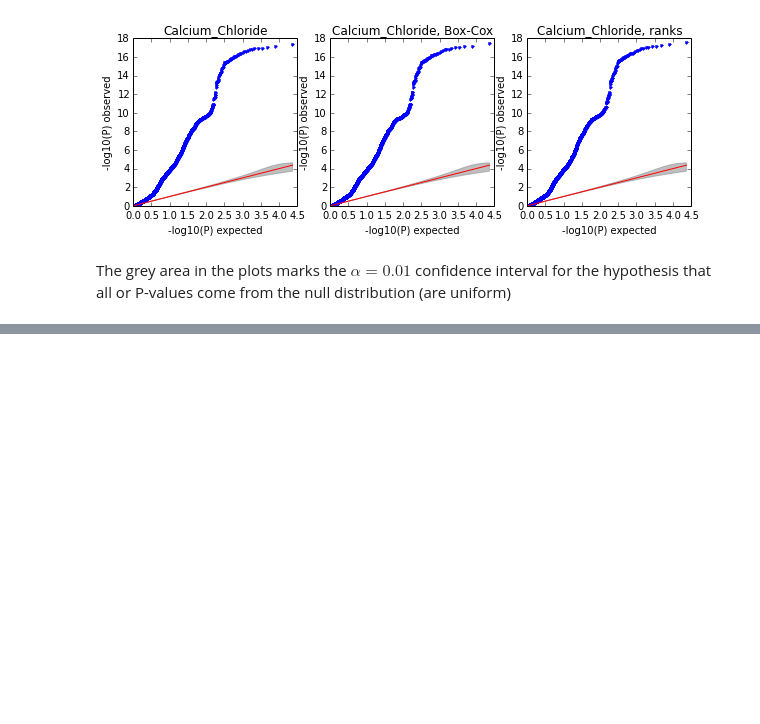
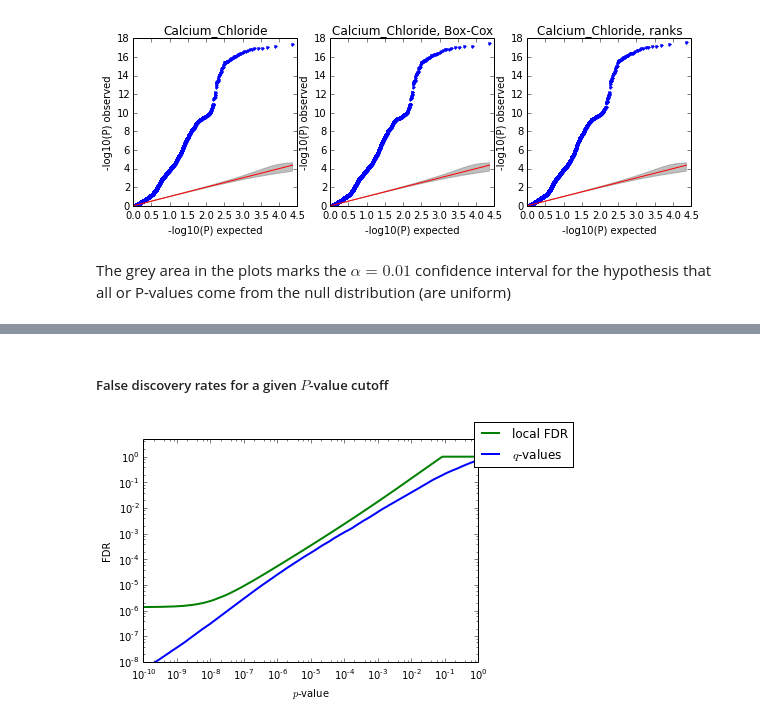
Before and after one commit to PMBio/limix-tutorials, a Jupyter notebook: EMBO_course/QTL_mapping1.ipynb, the cells around one changed output, grey strips where cells are left out. Drawn from its saved outputs; the diff is of its cells as text; code cells hidden in the pictures; blank space fills up the shorter version.

```diff
--- a/EMBO_course/QTL_mapping1.ipynb
+++ b/EMBO_course/QTL_mapping1.ipynb
@@ -308,4 +306,4 @@ pl.ylim((0,10))
 """
 estimate local false discory rate
 """
-lfdr, lfdr_info = fdr.lfdr(lm_perm.pvalues.flatten(),pi0)
+lfdr, lfdr_info = fdr.lfdr(lm.pvalues[1].flatten(),pi0)
@@ -312,12 +311,0 @@ lfdr, lfdr_info = fdr.lfdr(lm_perm.pvalues.flatten(),pi0)
-# %%
-"""
-fitting distribution of p-values
-"""
-fig = pl.figure(4,figsize=(8,6))
-fig.subplots_adjust(right=0.8,hspace=0.5)
-idx = np.argsort(lm_perm.pvalues.flatten())
-x = lfdr_info['x']
-fig.add_subplot(311)
-pl.plot(lm_perm.pvalues.flatten()[idx],x[idx],color='b',linewidth=2)
-pl.xlabel('pv')
-pl.ylabel('log(pv/(1-pv))')
@@ -325,0 +312,16 @@ print lfdr_info.keys()
+# %% [markdown]
+##### False discovery rates for a given $P$-value cutoff
+# %%
+#pl.plot(lm.pvalues[1][idx],lm.pvalues[1][idx],color='r',label='$p$-value',linewidth=2)
+#pl.plot(lm.pvalues[1][idx],lfdr_info['lfdr_raw'][idx],color='b',label='local FDR raw',linewidth=2)
+pl.plot(lm.pvalues[1][idx],lfdr[idx],color='g',label='local FDR',linewidth=2)
+pl.plot(lm.pvalues[1][idx],qv[idx],color='b',label='$q$-values',linewidth=2)
+pl.xlabel('$p$-value')
+pl.ylabel('FDR')
+pl.legend(bbox_to_anchor=(1.3,1.1))
+pl.ylim((1e-8,5))
+pl.xlim((1e-10,1.0))
+pl.yscale("log")
+pl.xscale("log")
+# %% [output]
+[figure, added]
```
Also changed, not shown: parts of 24 cells of this notebook.
